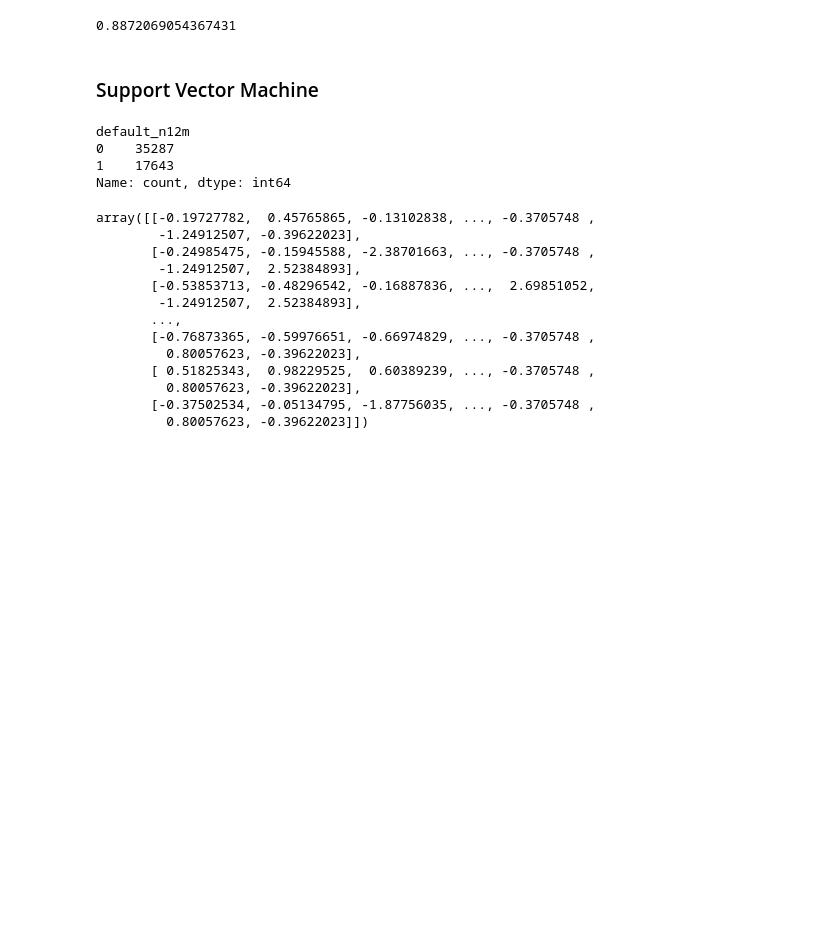
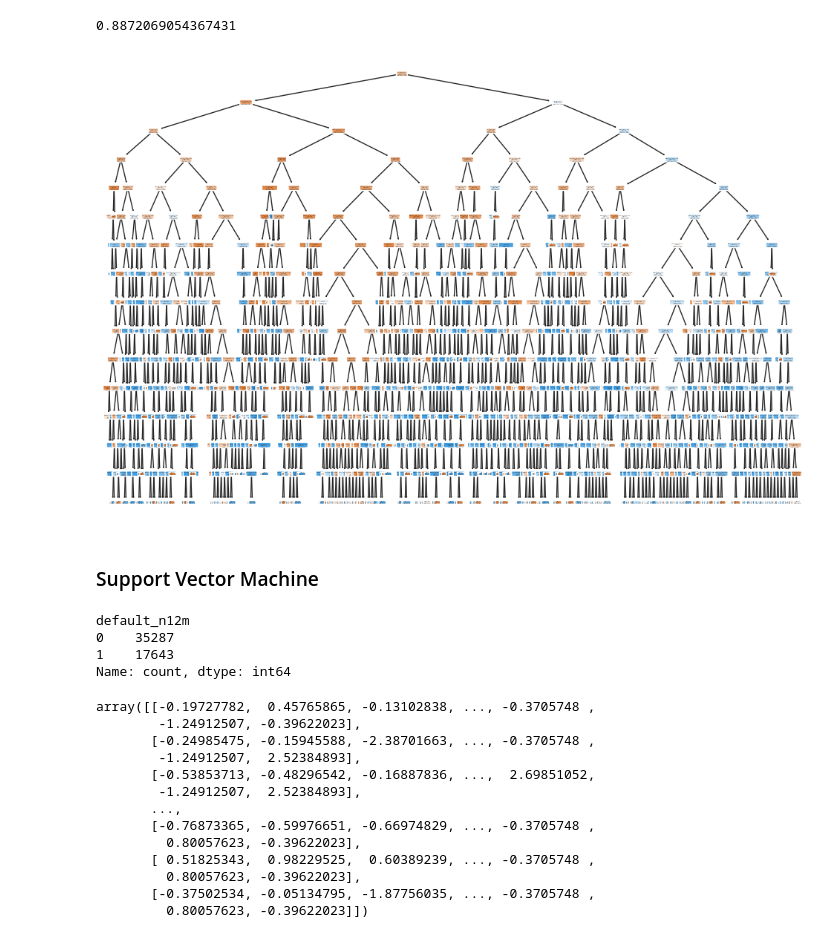
Before and after one commit to sbs23038/Capstone, a Jupyter notebook: SBS23038_Sem3.ipynb, the cells around one changed output. Drawn from its saved outputs; the diff is of its cells as text; code cells hidden in the pictures; blank space fills up the shorter version.

```diff
--- a/SBS23038_Sem3.ipynb
+++ b/SBS23038_Sem3.ipynb
@@ -1531,3 +1533,9 @@ accuracy
+# %%
+plt.figure(figsize=(12, 8))
+plot_tree(best_tree_classifier, filled=True, feature_names=list(features), rounded=True)
+plt.show()
+# %% [output]
+[figure, added]
 # %% [markdown]
 ### Support Vector Machine
 # %%
```
Also changed, not shown: parts of 52 cells of this notebook.
